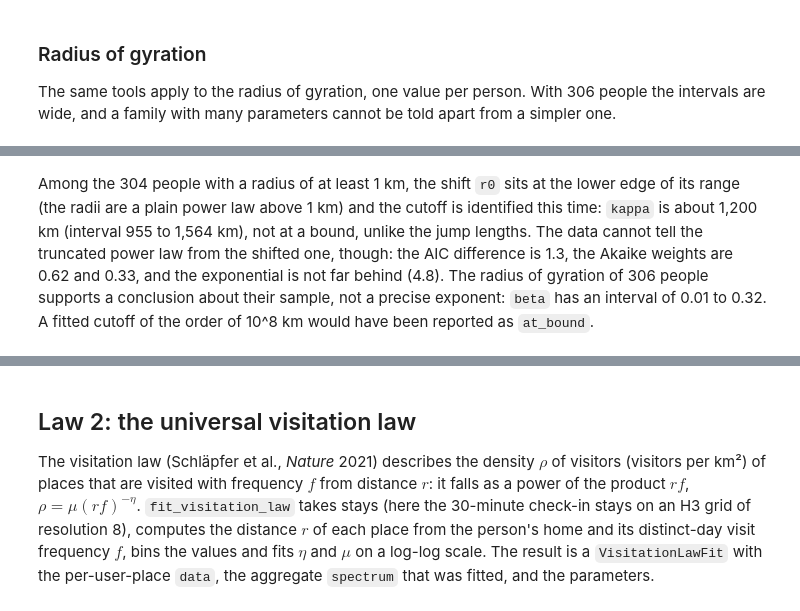
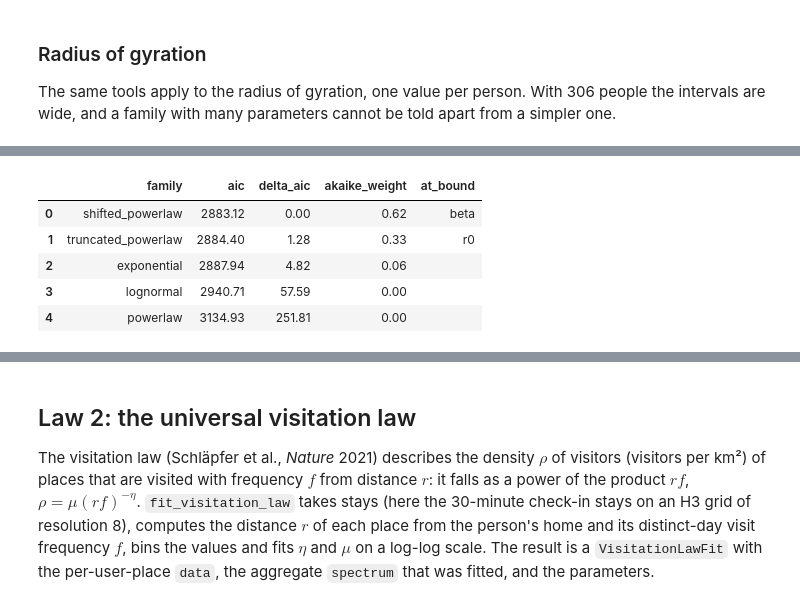
Before and after one commit to gefgu/fastmob, a Jupyter notebook: docs/src/learn/compare-to-mobility-laws.ipynb, the cells around one changed output, grey strips where cells are left out. Saved outputs shown, nothing was run; the diff lists cells and outputs as text; code cells hidden in the pictures.

```diff
--- a/docs/src/learn/compare-to-mobility-laws.ipynb
+++ b/docs/src/learn/compare-to-mobility-laws.ipynb
@@ -195,2 +185,11 @@ pd.concat(
-# %% [markdown]
-Among the 304 people with a radius of at least 1 km, the shift `r0` sits at the lower edge of its range (the radii are a plain power law above 1 km) and the cutoff is identified this time: `kappa` is about 1,200 km (interval 955 to 1,564 km), not at a bound, unlike the jump lengths. The data cannot tell the truncated power law from the shifted one, though: the AIC difference is 1.3, the Akaike weights are 0.62 and 0.33, and the exponential is not far behind (4.8). The radius of gyration of 306 people supports a conclusion about their sample, not a precise exponent: `beta` has an interval of 0.01 to 0.32. A fitted cutoff of the order of 10^8 km would have been reported as `at_bound`.
+# %%
+compare_distance_distributions(radii, xmin=1.0).to_pandas()[
+    ["family", "aic", "delta_aic", "akaike_weight", "at_bound"]
+].round(2)
+# %% [output]
+|  | family | aic | delta_aic | akaike_weight | at_bound |
+| 0 | shifted_powerlaw | 2883.12 | 0.00 | 0.62 | beta |
+| 1 | truncated_powerlaw | 2884.40 | 1.28 | 0.33 | r0 |
+| 2 | exponential | 2887.94 | 4.82 | 0.06 |  |
+| 3 | lognormal | 2940.71 | 57.59 | 0.00 |  |
+| 4 | powerlaw | 3134.93 | 251.81 | 0.00 |  |
```
Also changed, not shown: parts of 3 cells of this notebook, 8 other files.
